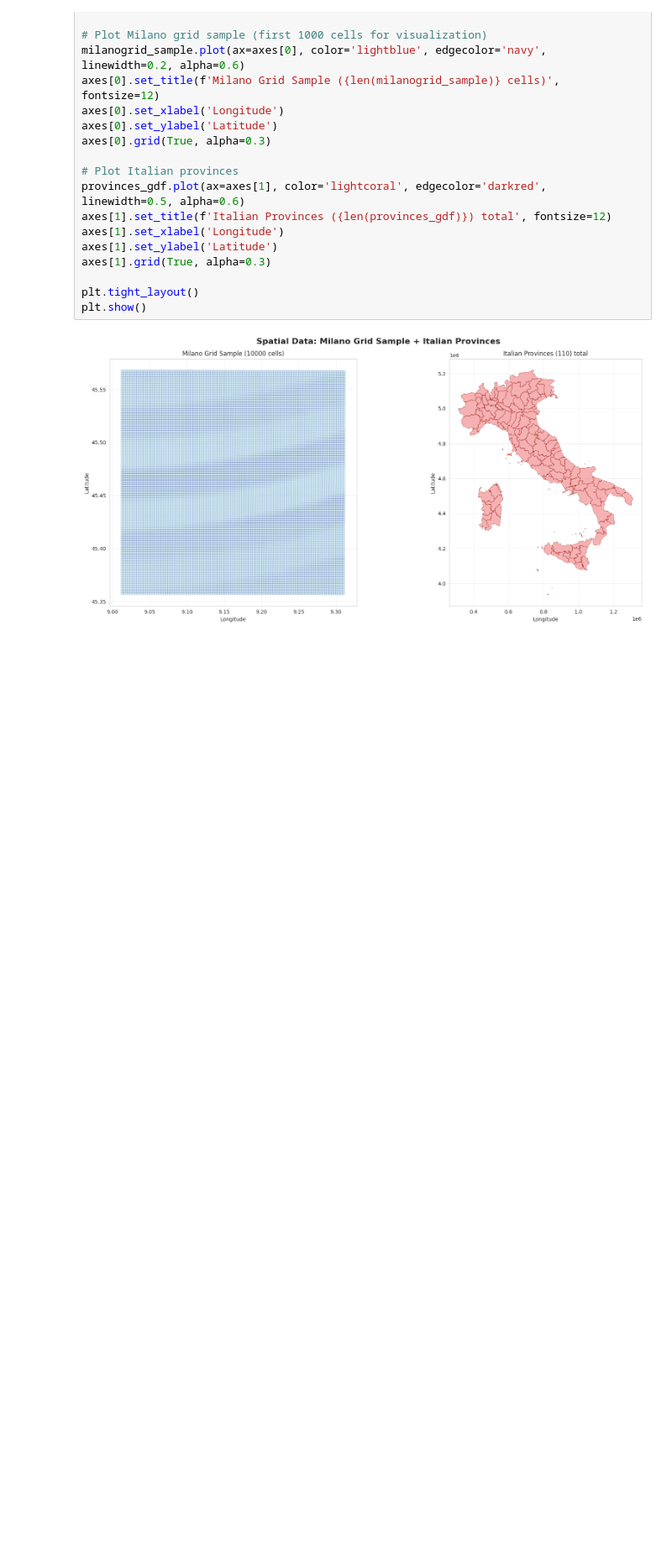
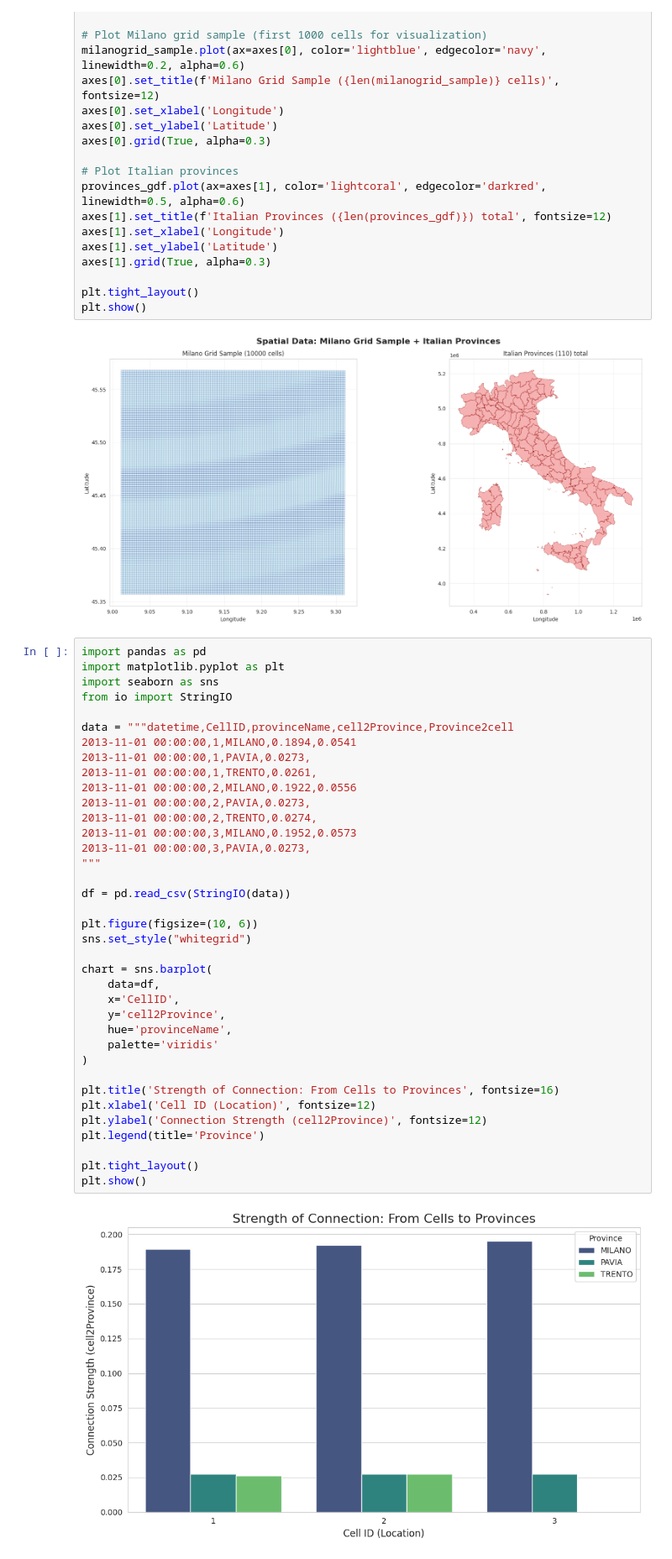
Before and after one commit to MohamedAmineFradi/Milan-Telecom-ETL-, a Jupyter notebook: investigation_data/nootebook_data_exploration.ipynb, the cells around one changed output. Shown at 84% size. Cells and saved outputs as stored; diff of their text form; blank space fills up the shorter version.

Commit message:
feat[explo]:Ivisualisation des fichiers cell2prov

```diff
--- a/investigation_data/nootebook_data_exploration.ipynb
+++ b/investigation_data/nootebook_data_exploration.ipynb
@@ -390,3 +390,42 @@ plt.tight_layout()
 plt.show()
 # %% [output]
 [figure]
+# %%
+import pandas as pd
+import matplotlib.pyplot as plt
+import seaborn as sns
+from io import StringIO
+
+data = """datetime,CellID,provinceName,cell2Province,Province2cell
+2013-11-01 00:00:00,1,MILANO,0.1894,0.0541
+2013-11-01 00:00:00,1,PAVIA,0.0273,
+2013-11-01 00:00:00,1,TRENTO,0.0261,
+2013-11-01 00:00:00,2,MILANO,0.1922,0.0556
+2013-11-01 00:00:00,2,PAVIA,0.0273,
+2013-11-01 00:00:00,2,TRENTO,0.0274,
+2013-11-01 00:00:00,3,MILANO,0.1952,0.0573
+2013-11-01 00:00:00,3,PAVIA,0.0273,
+"""
+
+df = pd.read_csv(StringIO(data))
+
+plt.figure(figsize=(10, 6))
+sns.set_style("whitegrid")
+
+chart = sns.barplot(
+    data=df,
+    x='CellID',
+    y='cell2Province',
+    hue='provinceName',
+    palette='viridis'
+)
+
+plt.title('Strength of Connection: From Cells to Provinces', fontsize=16)
+plt.xlabel('Cell ID (Location)', fontsize=12)
+plt.ylabel('Connection Strength (cell2Province)', fontsize=12)
+plt.legend(title='Province')
+
+plt.tight_layout()
+plt.show()
+# %% [output]
+[figure, added]
```
